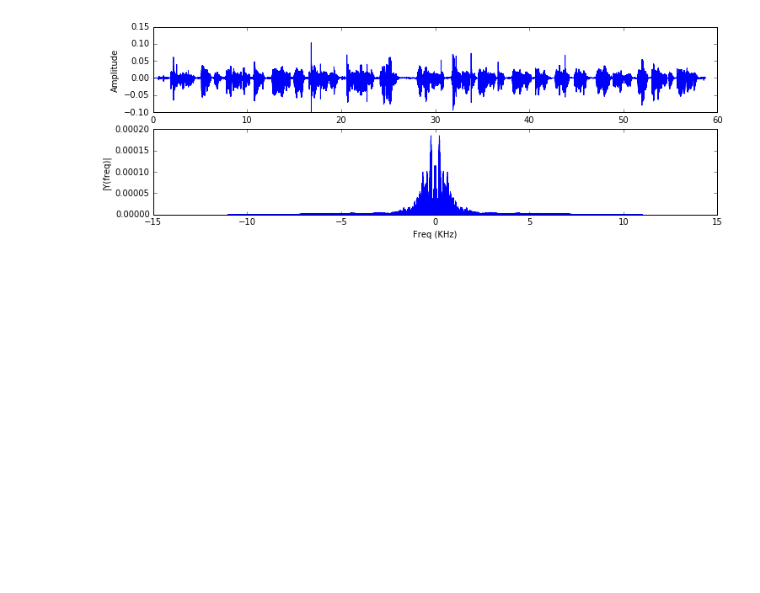
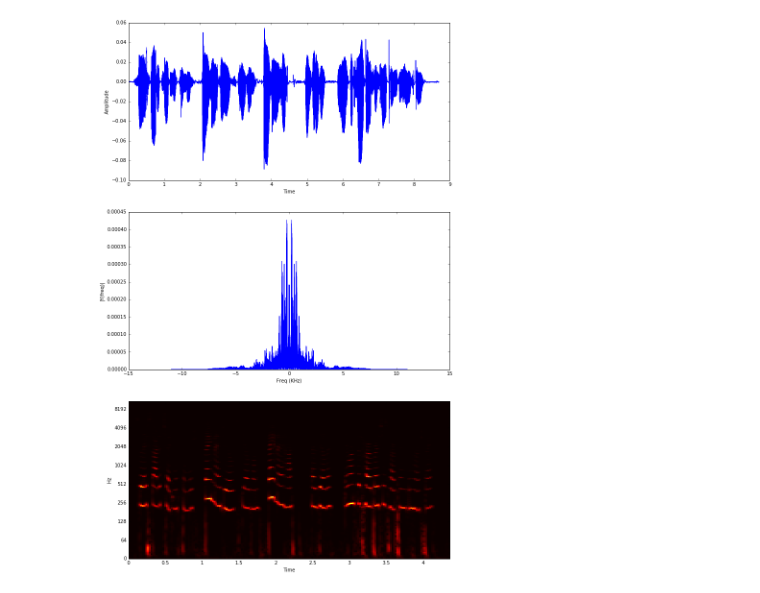
Before and after one commit to layman-n-ish/Dialect-Classification, a Jupyter notebook: Analysis.ipynb, the cells around one changed output. Cells and saved outputs as stored; diff of their text form; code cells hidden in the pictures; blank space fills up the shorter version.

Commit message:
Add plots to analysis, data prepping

```diff
--- a/Analysis.ipynb
+++ b/Analysis.ipynb
@@ -27,7 +27,7 @@ def audio_plot(audio_file):
 
     fft_audio = np.fft.fft(audio)/N
 
-    fig, ax = plt.subplots(2, 1, figsize=(12, 4))
+    fig, ax = plt.subplots(3, 1, figsize=(12, 20))
     ax[0].plot(t, audio)
     ax[0].set_xlabel('Time')
     ax[0].set_ylabel('Amplitude')
@@ -35,6 +35,12 @@ def audio_plot(audio_file):
     ax[1].plot(f/1000, abs(fft_audio))
     ax[1].set_xlabel('Freq (KHz)')
     ax[1].set_ylabel('|Y(freq)|')
+
+
+    n_fft = 4096
+    aud_stft = np.abs(lr.stft(aud, n_fft=n_fft, win_length=int(n_fft)))
+    fig = lr.display.specshow(aud_stft, y_axis='log', x_axis='time', cmap='hot')
+    ax[2] = fig
 # %%
 n_class = 9
 n_aud_files = 67
@@ -48,9 +54,9 @@ for (i, session) in zip(range(n_class), data_folder):
     for (j, aud_file) in zip(range(n_aud_files), glob.glob("%s/*"%session)):
         files[i][j] = aud_file
 # %%
-audio_plot('../Read_Up/IDR1/01.wav')
+audio_plot('../Read_Up/IDR1/06.wav')
 # %% [output]
-[figure, old version]
+[figure, new version]
 # %%
 audio, Fs = lr.load('../Read_Up/IDR1/01.wav')
 mfcc_feat = mfcc(audio, Fs)
```
Also changed, not shown: parts of 4 cells of this notebook, 1 other file.
